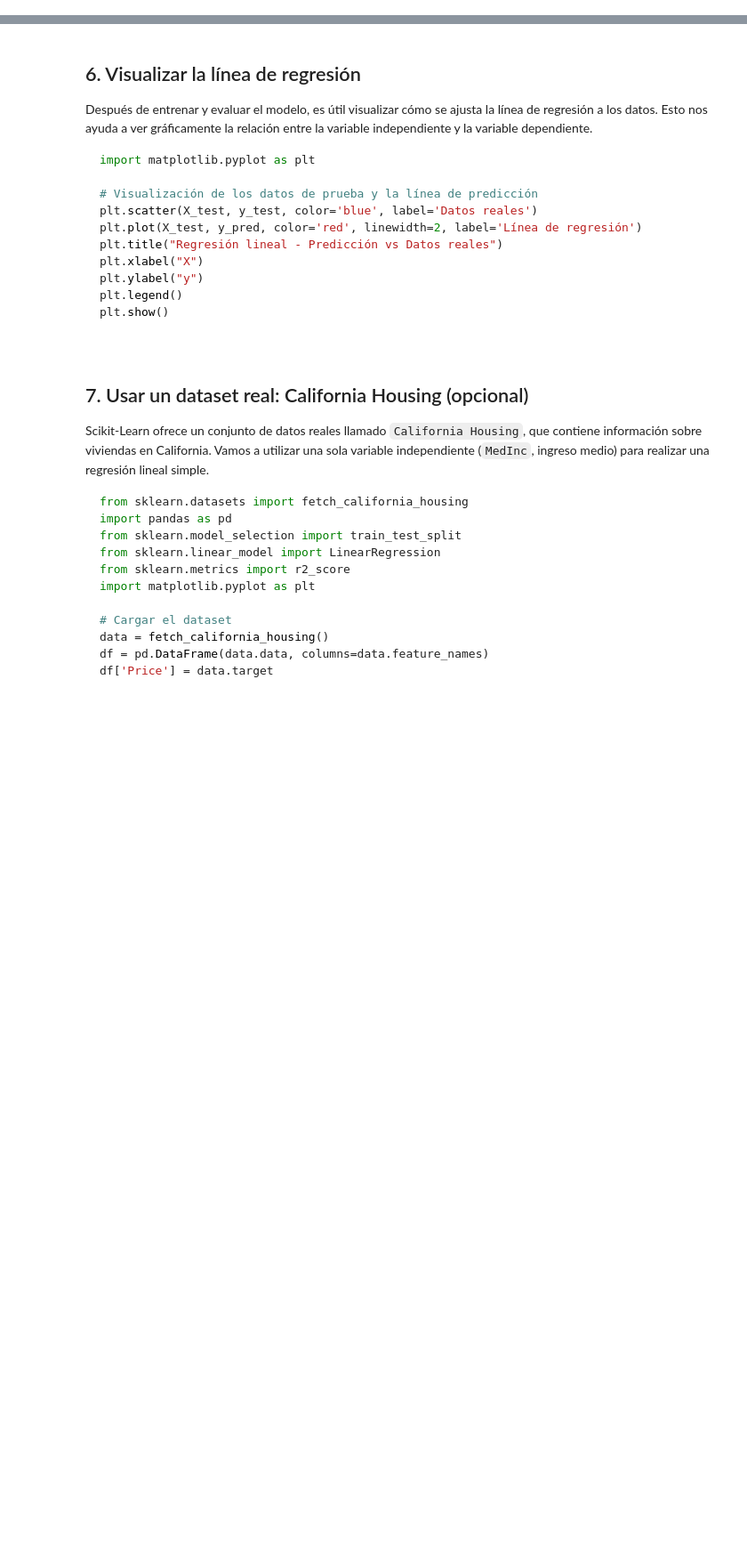
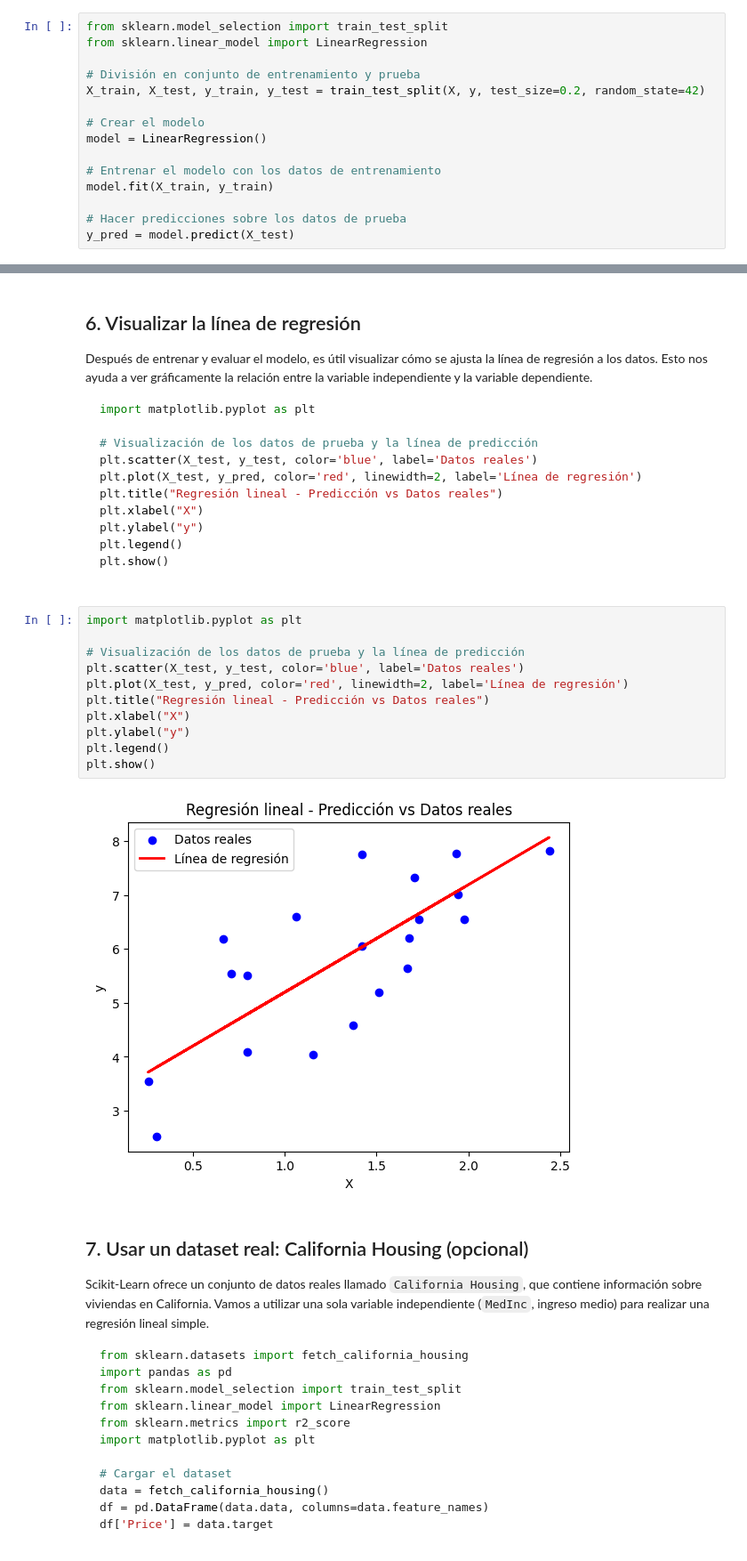
Before and after one commit to davidlealo/sic_ai_2025_jun, a Jupyter notebook: 03machinelearning/clase_9.ipynb, the cells around one changed output, grey strips where cells are left out. Shown: that part at 89% size. Cells and saved outputs as stored; diff of their text form; blank space fills up the shorter version.

```diff
--- a/03machinelearning/clase_9.ipynb
+++ b/03machinelearning/clase_9.ipynb
@@ -60,3 +105,18 @@ model.fit(X_train, y_train)
 
 # Hacer predicciones sobre los datos de prueba
 y_pred = model.predict(X_test)
+# %%
+from sklearn.model_selection import train_test_split
+from sklearn.linear_model import LinearRegression
+
+# División en conjunto de entrenamiento y prueba
+X_train, X_test, y_train, y_test = train_test_split(X, y, test_size=0.2, random_state=42)
+
+# Crear el modelo
+model = LinearRegression()
+
+# Entrenar el modelo con los datos de entrenamiento
+model.fit(X_train, y_train)
+
+# Hacer predicciones sobre los datos de prueba
+y_pred = model.predict(X_test)
@@ -94,6 +216,19 @@ plt.xlabel("X")
 plt.ylabel("y")
 plt.legend()
 plt.show()
+# %%
+import matplotlib.pyplot as plt
+
+# Visualización de los datos de prueba y la línea de predicción
+plt.scatter(X_test, y_test, color='blue', label='Datos reales')
+plt.plot(X_test, y_pred, color='red', linewidth=2, label='Línea de regresión')
+plt.title("Regresión lineal - Predicción vs Datos reales")
+plt.xlabel("X")
+plt.ylabel("y")
+plt.legend()
+plt.show()
+# %% [output]
+[figure, added]
 # %% [markdown]
 ## 7. Usar un dataset real: California Housing (opcional)
 
```
Also changed, not shown: parts of 9 cells of this notebook.
